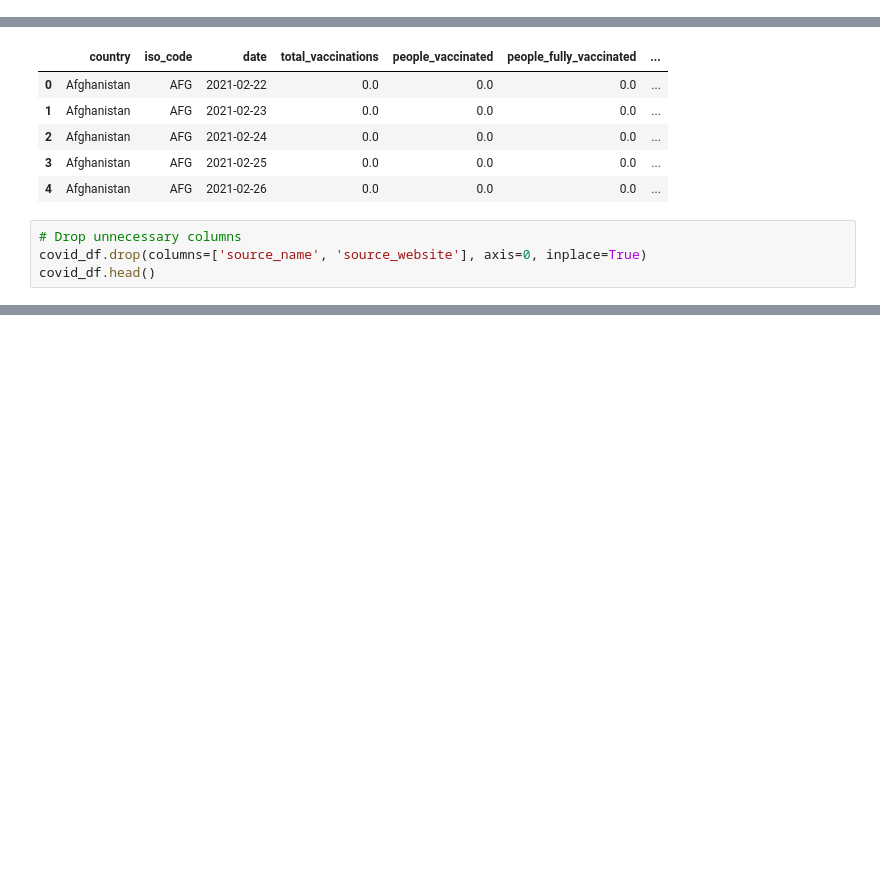
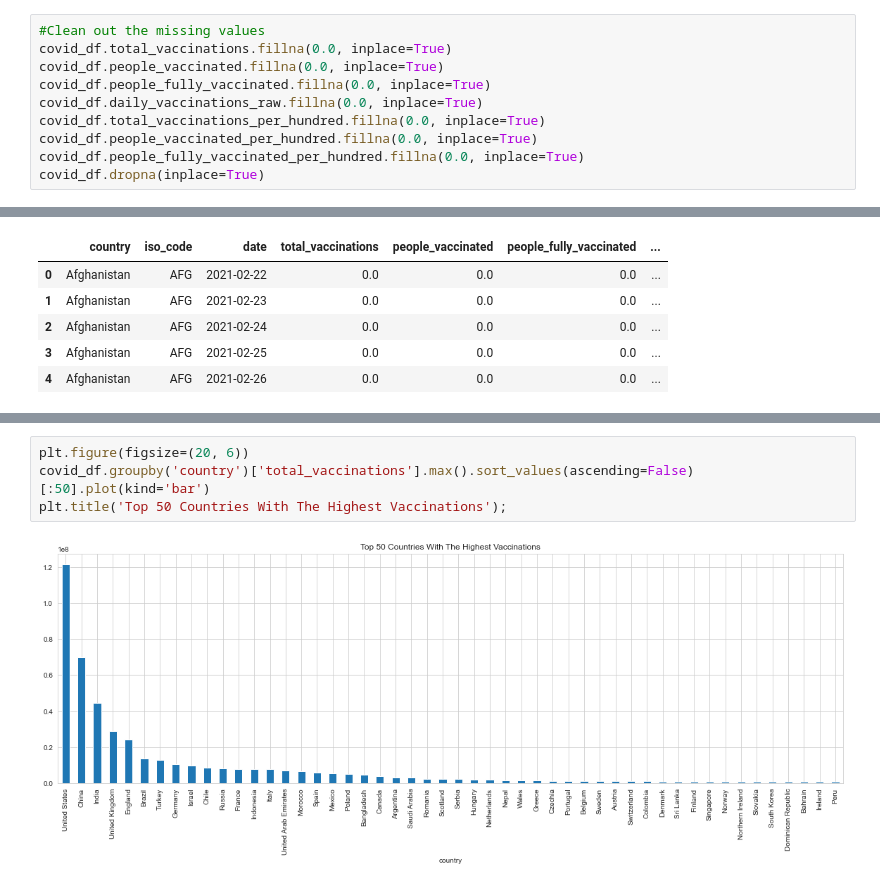
Before and after one commit to HunterKane/Covid-19-Vaccination-Progress-Analysis-, a Jupyter notebook: Covid-19 Vaccinated Countries Analysis .ipynb, the cells around one changed output, grey strips where cells are left out. Saved outputs shown, nothing was run; the diff lists cells and outputs as text; blank space fills up the shorter version.

```diff
--- a/Covid-19 Vaccinated Countries Analysis .ipynb
+++ b/Covid-19 Vaccinated Countries Analysis .ipynb
@@ -157,3 +181,13 @@ Data columns (total 15 columns):
  14  source_website                       7488 non-null   object
 dtypes: datetime64[ns](1), float64(9), object(5)
 memory usage: 877.6+ KB
+# %%
+#Clean out the missing values
+covid_df.total_vaccinations.fillna(0.0, inplace=True)
+covid_df.people_vaccinated.fillna(0.0, inplace=True)
+covid_df.people_fully_vaccinated.fillna(0.0, inplace=True)
+covid_df.daily_vaccinations_raw.fillna(0.0, inplace=True)
+covid_df.total_vaccinations_per_hundred.fillna(0.0, inplace=True)
+covid_df.people_vaccinated_per_hundred.fillna(0.0, inplace=True)
+covid_df.people_fully_vaccinated_per_hundred.fillna(0.0, inplace=True)
+covid_df.dropna(inplace=True)
@@ -166,7 +258,3 @@ covid_df.head()
 | 2 | Afghanistan | AFG | 2021-02-24 | 0.0 | 0.0 | 0.0 | ... |
 | 3 | Afghanistan | AFG | 2021-02-25 | 0.0 | 0.0 | 0.0 | ... |
 | 4 | Afghanistan | AFG | 2021-02-26 | 0.0 | 0.0 | 0.0 | ... |
-# %%
-# Drop unnecessary columns
-covid_df.drop(columns=['source_name', 'source_website'], axis=0, inplace=True)
-covid_df.head()
@@ -220,0 +286,6 @@ covid_df.head()
+# %%
+plt.figure(figsize=(20, 6))
+covid_df.groupby('country')['total_vaccinations'].max().sort_values(ascending=False)[:50].plot(kind='bar')
+plt.title('Top 50 Countries With The Highest Vaccinations');
+# %% [output]
+[figure, added]
```
Also changed, not shown: parts of 23 cells of this notebook.
